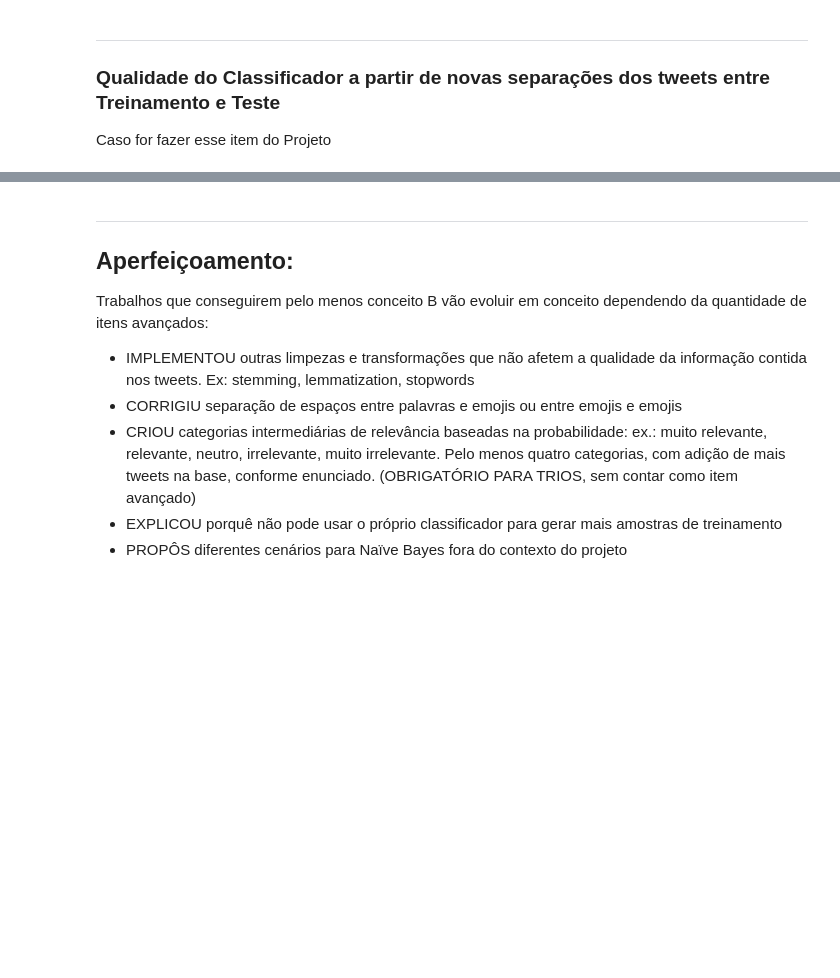
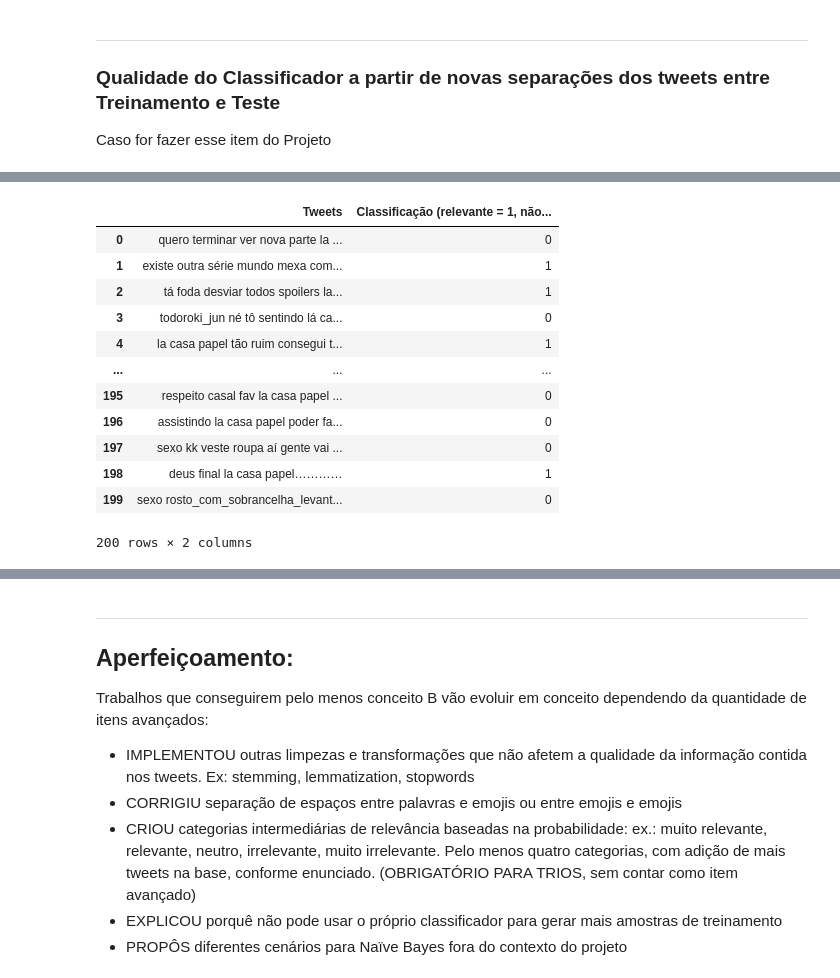
Before and after one commit to ArthurCisotto/P1_CDados, a Jupyter notebook: Projeto1_Layout_Classificador.ipynb, the cells around one changed output, grey strips where cells are left out. Cells and saved outputs as stored; diff of their text form; code cells hidden in the pictures; blank space fills up the shorter version.

```diff
--- a/Projeto1_Layout_Classificador.ipynb
+++ b/Projeto1_Layout_Classificador.ipynb
@@ -383,0 +410,19 @@ Caso for fazer esse item do Projeto
+# %%
+test_para_concat = test
+test_para_concat = test_para_concat.rename(columns={"Teste": "Tweets"})
+test_para_concat =test_para_concat.drop(['Classificacao_Naive_Bayes'], axis=1)
+test_para_concat
+# %% [output]
+|  | Tweets | Classificação (relevante = 1, não... |
+| 0 | quero terminar ver nova parte la ... | 0 |
+| 1 | existe outra série mundo mexa com... | 1 |
+| 2 | tá foda desviar todos spoilers la... | 1 |
+| 3 | todoroki_jun né tô sentindo lá ca... | 0 |
+| 4 | la casa papel tão ruim consegui t... | 1 |
+| ... | ... | ... |
+| 195 | respeito casal fav la casa papel ... | 0 |
+| 196 | assistindo la casa papel poder fa... | 0 |
+| 197 | sexo kk veste roupa aí gente vai ... | 0 |
+| 198 | deus final la casa papel………… | 1 |
+| 199 | sexo rosto_com_sobrancelha_levant... | 0 |
+200 rows × 2 columns
```
Also changed, not shown: parts of 7 cells of this notebook.
